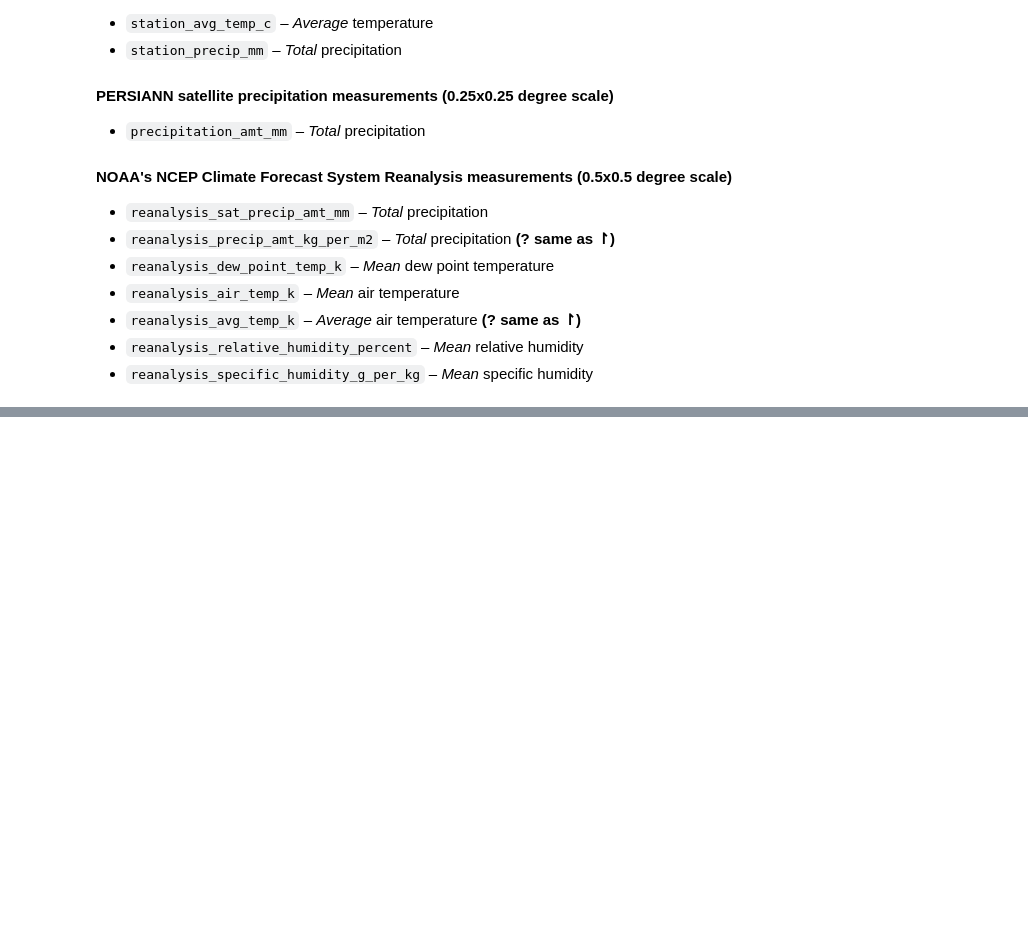
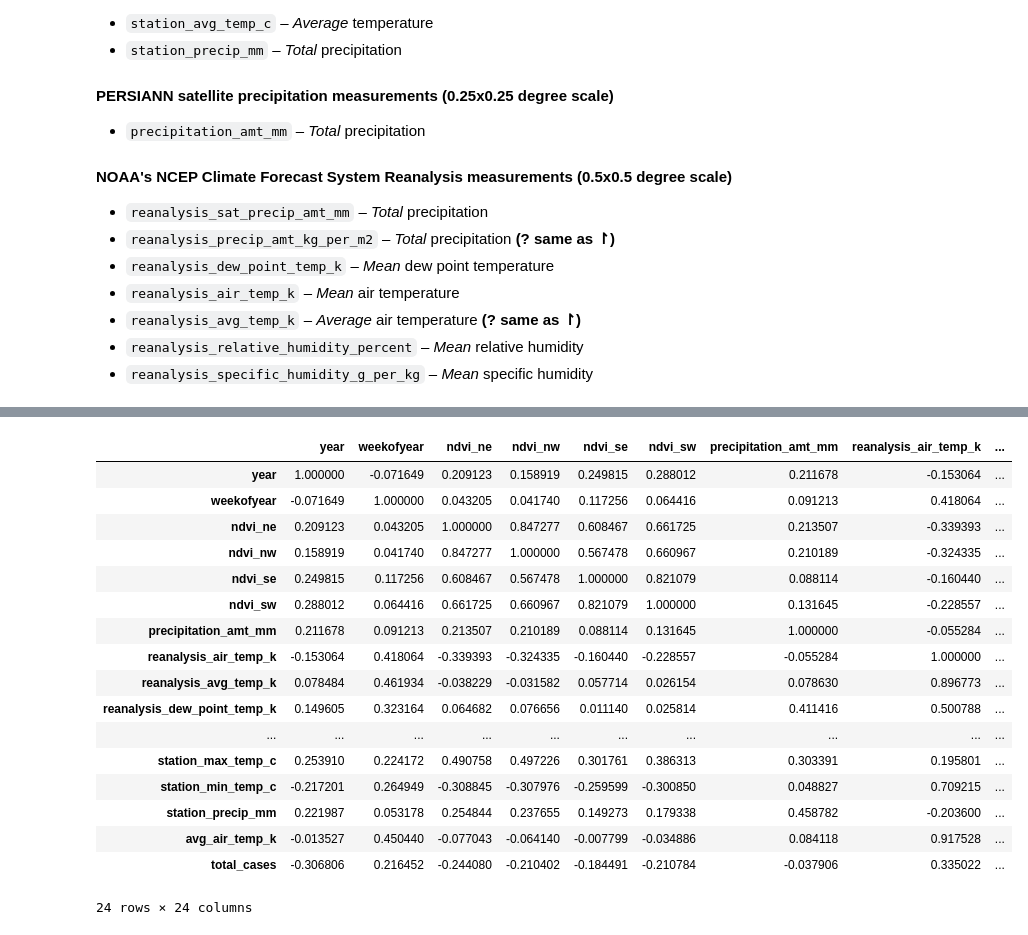
Before and after one commit to rheaxychen/dengue, a Jupyter notebook: predict-dengue.ipynb, the cells around one changed output, grey strips where cells are left out. Cells and saved outputs as stored; diff of their text form; code cells hidden in the pictures; blank space fills up the shorter version.

```diff
--- a/predict-dengue.ipynb
+++ b/predict-dengue.ipynb
@@ -35,0 +85,21 @@ Because dengue is carried by mosquitoes, it’s transmission dynamics are relate
+# %%
+merged_data.corr()
+# %% [output]
+|  | year | weekofyear | ndvi_ne | ndvi_nw | ndvi_se | ndvi_sw | precipitation_amt_mm | reanalysis_air_temp_k | ... |
+| year | 1.000000 | -0.071649 | 0.209123 | 0.158919 | 0.249815 | 0.288012 | 0.211678 | -0.153064 | ... |
+| weekofyear | -0.071649 | 1.000000 | 0.043205 | 0.041740 | 0.117256 | 0.064416 | 0.091213 | 0.418064 | ... |
+| ndvi_ne | 0.209123 | 0.043205 | 1.000000 | 0.847277 | 0.608467 | 0.661725 | 0.213507 | -0.339393 | ... |
+| ndvi_nw | 0.158919 | 0.041740 | 0.847277 | 1.000000 | 0.567478 | 0.660967 | 0.210189 | -0.324335 | ... |
+| ndvi_se | 0.249815 | 0.117256 | 0.608467 | 0.567478 | 1.000000 | 0.821079 | 0.088114 | -0.160440 | ... |
+| ndvi_sw | 0.288012 | 0.064416 | 0.661725 | 0.660967 | 0.821079 | 1.000000 | 0.131645 | -0.228557 | ... |
+| precipitation_amt_mm | 0.211678 | 0.091213 | 0.213507 | 0.210189 | 0.088114 | 0.131645 | 1.000000 | -0.055284 | ... |
+| reanalysis_air_temp_k | -0.153064 | 0.418064 | -0.339393 | -0.324335 | -0.160440 | -0.228557 | -0.055284 | 1.000000 | ... |
+| reanalysis_avg_temp_k | 0.078484 | 0.461934 | -0.038229 | -0.031582 | 0.057714 | 0.026154 | 0.078630 | 0.896773 | ... |
+| reanalysis_dew_point_temp_k | 0.149605 | 0.323164 | 0.064682 | 0.076656 | 0.011140 | 0.025814 | 0.411416 | 0.500788 | ... |
+| ... | ... | ... | ... | ... | ... | ... | ... | ... | ... |
+| station_max_temp_c | 0.253910 | 0.224172 | 0.490758 | 0.497226 | 0.301761 | 0.386313 | 0.303391 | 0.195801 | ... |
+| station_min_temp_c | -0.217201 | 0.264949 | -0.308845 | -0.307976 | -0.259599 | -0.300850 | 0.048827 | 0.709215 | ... |
+| station_precip_mm | 0.221987 | 0.053178 | 0.254844 | 0.237655 | 0.149273 | 0.179338 | 0.458782 | -0.203600 | ... |
+| avg_air_temp_k | -0.013527 | 0.450440 | -0.077043 | -0.064140 | -0.007799 | -0.034886 | 0.084118 | 0.917528 | ... |
+| total_cases | -0.306806 | 0.216452 | -0.244080 | -0.210402 | -0.184491 | -0.210784 | -0.037906 | 0.335022 | ... |
+24 rows × 24 columns
```
Also changed, not shown: parts of 9 cells of this notebook.
